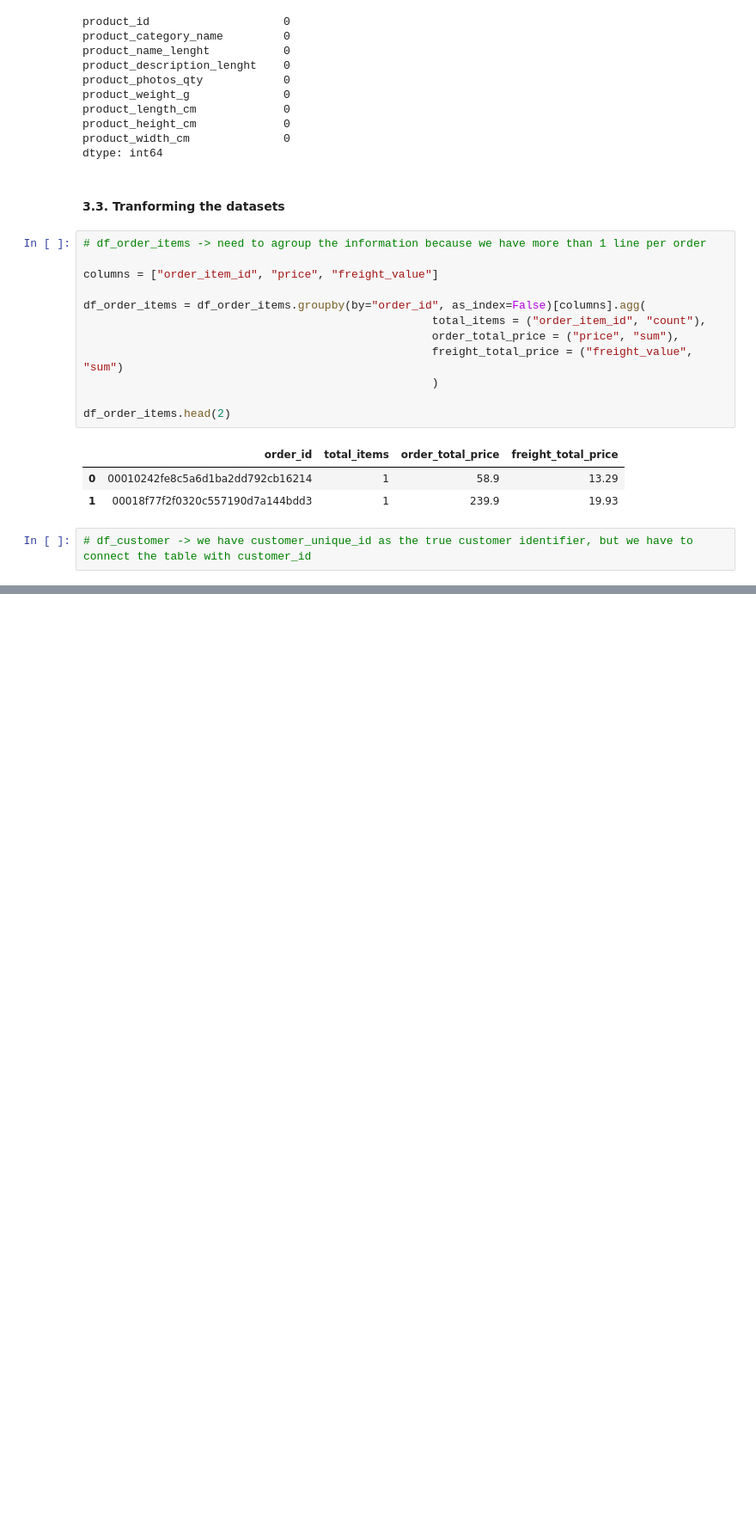
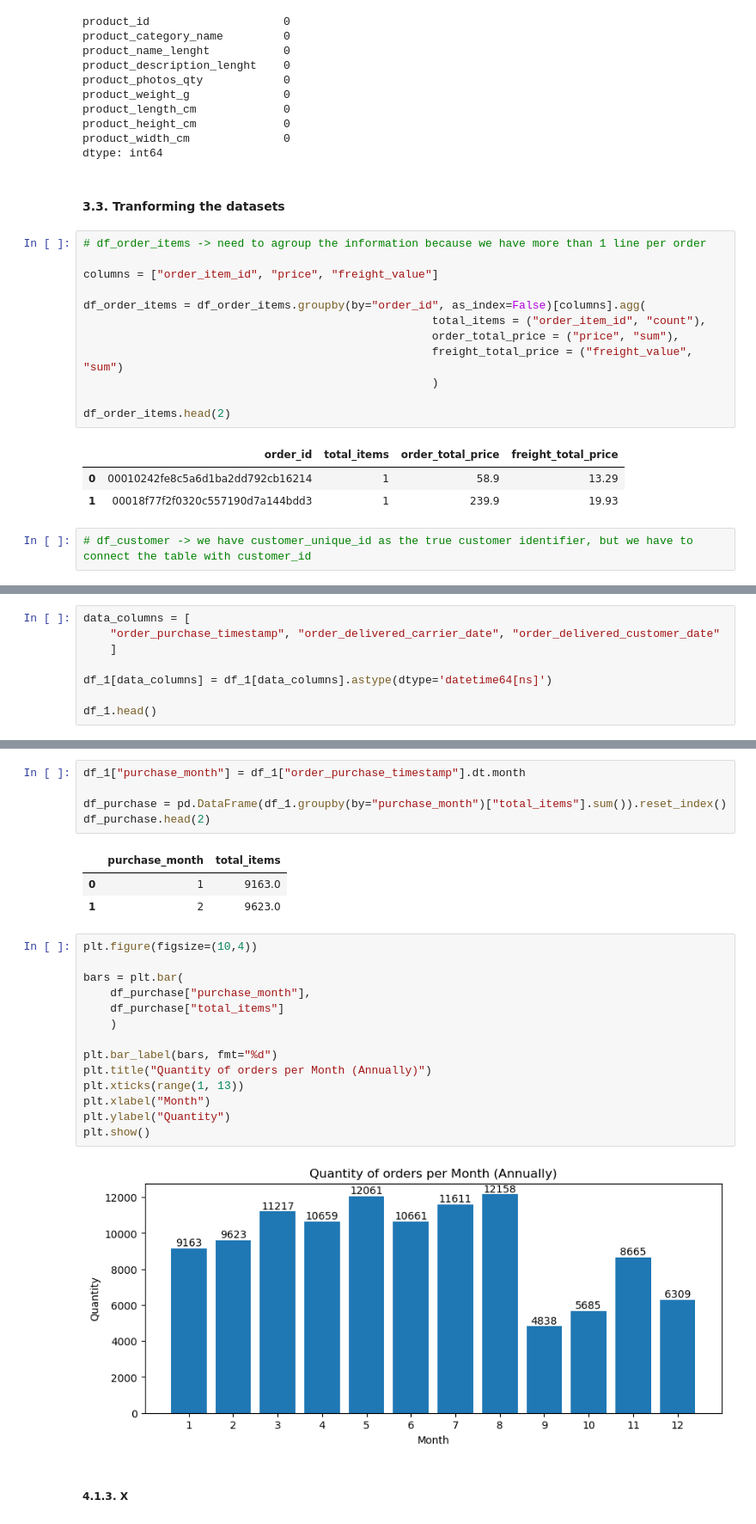
Before and after one commit to bruno-lima98/portfolio-olist-brazilian-ecommerce, a Jupyter notebook: main.ipynb, the cells around one changed output, grey strips where cells are left out. Shown at 86% size. Cells and saved outputs as stored; diff of their text form; blank space fills up the shorter version.

```diff
--- a/main.ipynb
+++ b/main.ipynb
@@ -325,0 +370,8 @@ df_order_items.head()
+# %%
+data_columns = [
+    "order_purchase_timestamp", "order_delivered_carrier_date", "order_delivered_customer_date"
+    ]
+
+df_1[data_columns] = df_1[data_columns].astype(dtype='datetime64[ns]')
+
+df_1.head()
@@ -325,0 +385,27 @@ df_order_items.head()
+# %%
+df_1["purchase_month"] = df_1["order_purchase_timestamp"].dt.month
+
+df_purchase = pd.DataFrame(df_1.groupby(by="purchase_month")["total_items"].sum()).reset_index()
+df_purchase.head(2)
+# %% [output]
+|  | purchase_month | total_items |
+| 0 | 1 | 9163.0 |
+| 1 | 2 | 9623.0 |
+# %%
+plt.figure(figsize=(10,4))
+
+bars = plt.bar(
+    df_purchase["purchase_month"],
+    df_purchase["total_items"]
+    )
+
+plt.bar_label(bars, fmt="%d")
+plt.title("Quantity of orders per Month (Annually)")
+plt.xticks(range(1, 13))
+plt.xlabel("Month")
+plt.ylabel("Quantity")
+plt.show()
+# %% [output]
+[figure, added]
+# %% [markdown]
+##### 4.1.3. X
```
Also changed, not shown: parts of 11 cells of this notebook.
